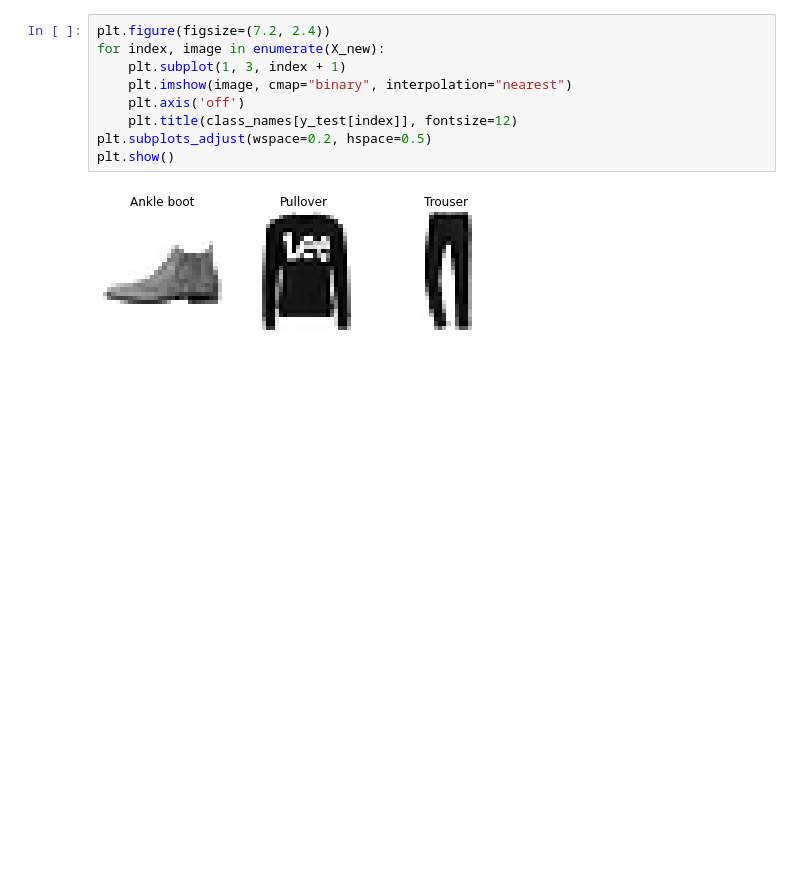
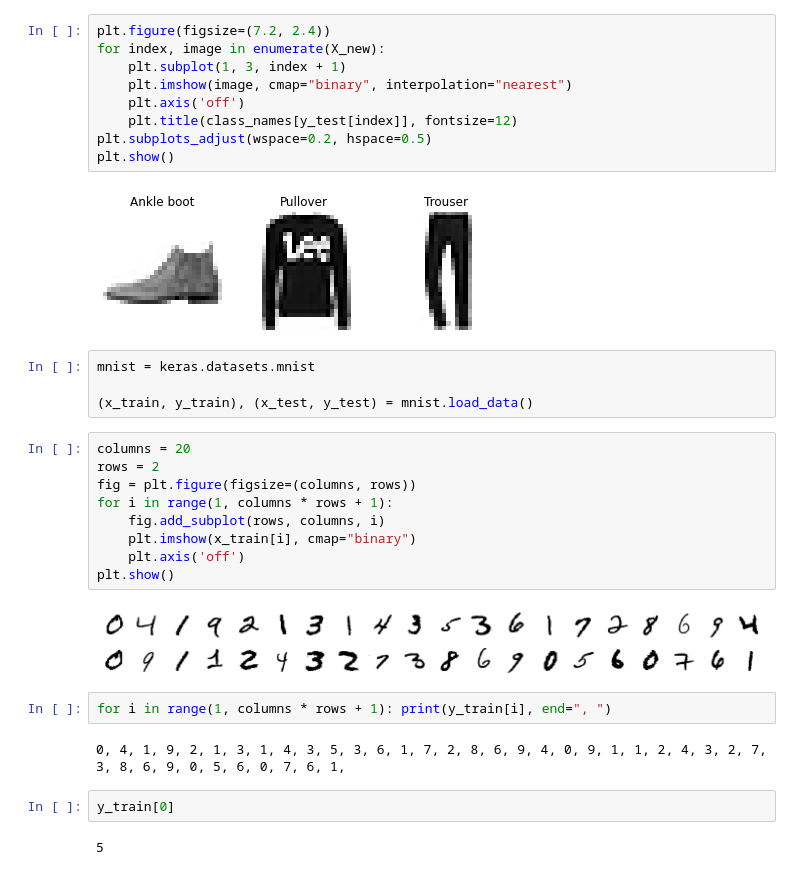
Before and after one commit to ms-shin/Machine-Learning, a Jupyter notebook: 10.Neural_network.ipynb, the cells around one changed output. Cells and saved outputs as stored; diff of their text form; blank space fills up the shorter version.

```diff
--- a/10.Neural_network.ipynb
+++ b/10.Neural_network.ipynb
@@ -284,3 +290,26 @@ plt.subplots_adjust(wspace=0.2, hspace=0.5)
 plt.show()
 # %% [output]
 [figure]
+# %%
+mnist = keras.datasets.mnist
+
+(x_train, y_train), (x_test, y_test) = mnist.load_data()
+# %%
+columns = 20
+rows = 2
+fig = plt.figure(figsize=(columns, rows))
+for i in range(1, columns * rows + 1):
+    fig.add_subplot(rows, columns, i)
+    plt.imshow(x_train[i], cmap="binary")
+    plt.axis('off')
+plt.show()
+# %% [output]
+[figure, added]
+# %%
+for i in range(1, columns * rows + 1): print(y_train[i], end=", ")
+# %% [output]
+0, 4, 1, 9, 2, 1, 3, 1, 4, 3, 5, 3, 6, 1, 7, 2, 8, 6, 9, 4, 0, 9, 1, 1, 2, 4, 3, 2, 7, 3, 8, 6, 9, 0, 5, 6, 0, 7, 6, 1,
+# %%
+y_train[0]
+# %% [output]
+5
```
Also changed, not shown: parts of 57 cells of this notebook, 1 other file.
